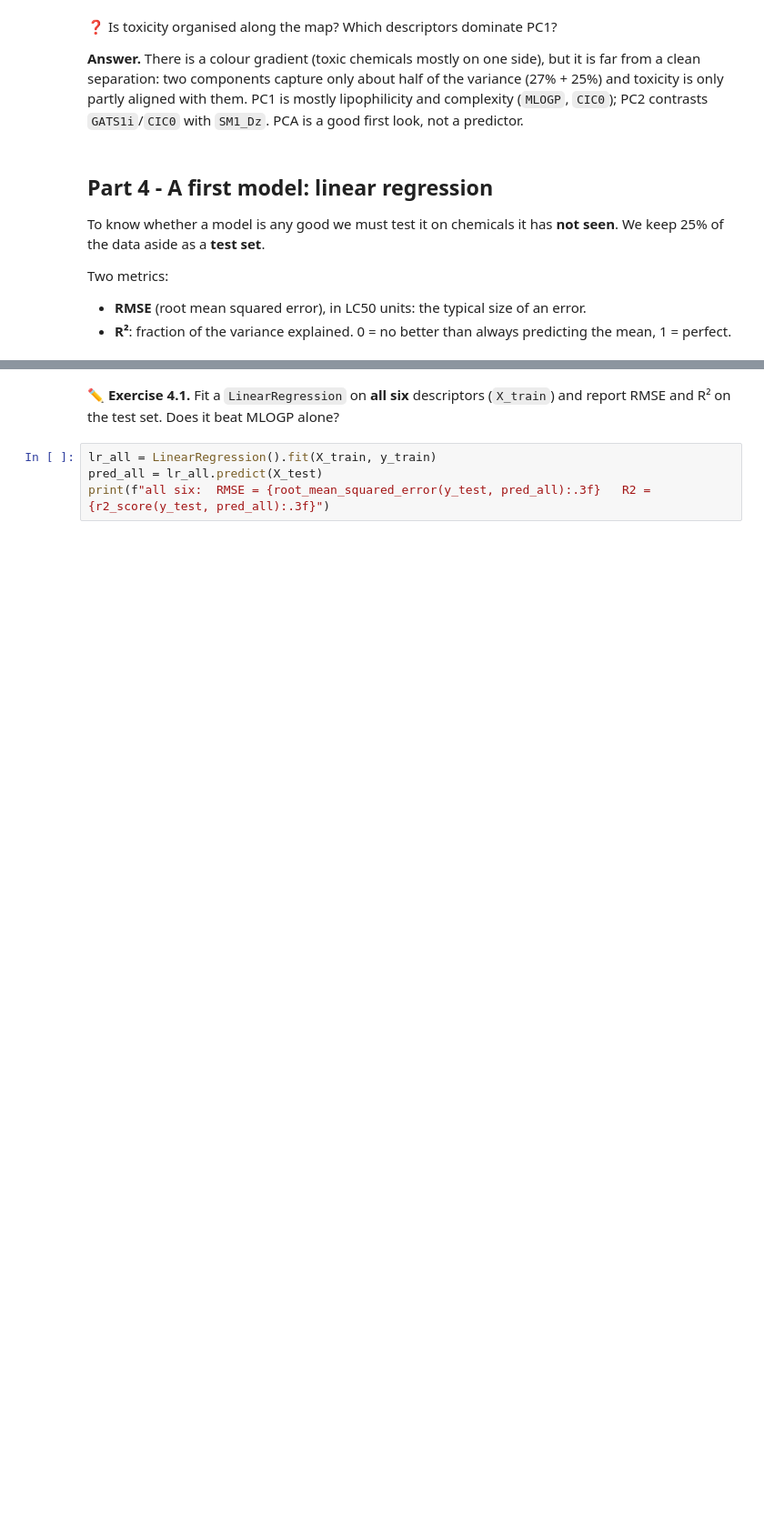
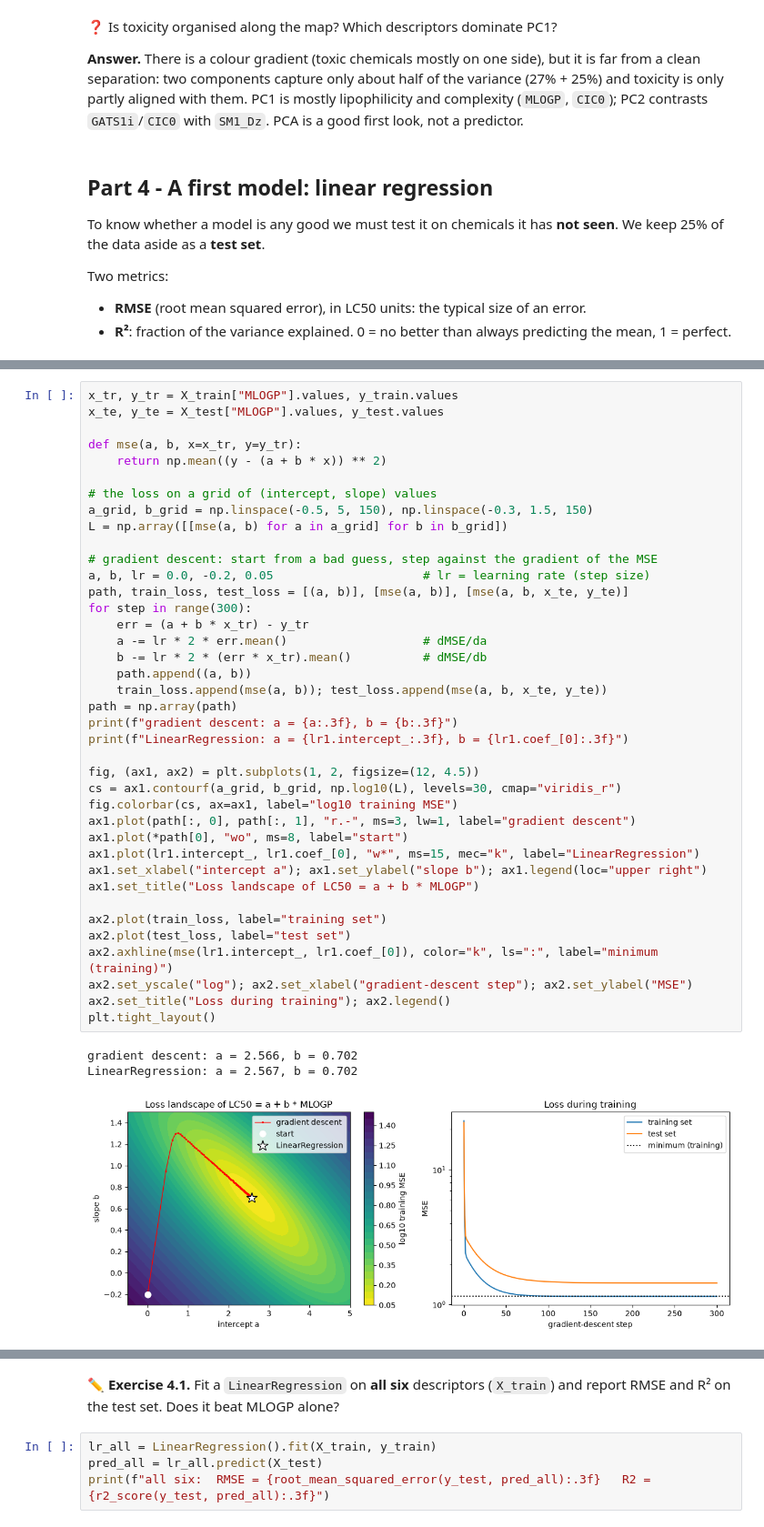
Before and after one commit to giorginolab/AI-qbio-classes, a Jupyter notebook: course/t01_toxicity_qsar.ipynb, the cells around one changed output, grey strips where cells are left out. Shown at 91% size. Saved outputs shown, nothing was run; the diff lists cells and outputs as text; blank space fills up the shorter version.

```diff
--- a/course/t01_toxicity_qsar.ipynb
+++ b/course/t01_toxicity_qsar.ipynb
@@ -210,0 +283,43 @@ plt.xlabel("MLOGP"); plt.ylabel("LC50"); plt.legend();
+# %%
+x_tr, y_tr = X_train["MLOGP"].values, y_train.values
+x_te, y_te = X_test["MLOGP"].values, y_test.values
+
+def mse(a, b, x=x_tr, y=y_tr):
+    return np.mean((y - (a + b * x)) ** 2)
+
+# the loss on a grid of (intercept, slope) values
+a_grid, b_grid = np.linspace(-0.5, 5, 150), np.linspace(-0.3, 1.5, 150)
+L = np.array([[mse(a, b) for a in a_grid] for b in b_grid])
+
+# gradient descent: start from a bad guess, step against the gradient of the MSE
+a, b, lr = 0.0, -0.2, 0.05                     # lr = learning rate (step size)
+path, train_loss, test_loss = [(a, b)], [mse(a, b)], [mse(a, b, x_te, y_te)]
+for step in range(300):
+    err = (a + b * x_tr) - y_tr
+    a -= lr * 2 * err.mean()                   # dMSE/da
+    b -= lr * 2 * (err * x_tr).mean()          # dMSE/db
+    path.append((a, b))
+    train_loss.append(mse(a, b)); test_loss.append(mse(a, b, x_te, y_te))
+path = np.array(path)
+print(f"gradient descent: a = {a:.3f}, b = {b:.3f}")
+print(f"LinearRegression: a = {lr1.intercept_:.3f}, b = {lr1.coef_[0]:.3f}")
+
+fig, (ax1, ax2) = plt.subplots(1, 2, figsize=(12, 4.5))
+cs = ax1.contourf(a_grid, b_grid, np.log10(L), levels=30, cmap="viridis_r")
+fig.colorbar(cs, ax=ax1, label="log10 training MSE")
+ax1.plot(path[:, 0], path[:, 1], "r.-", ms=3, lw=1, label="gradient descent")
+ax1.plot(*path[0], "wo", ms=8, label="start")
+ax1.plot(lr1.intercept_, lr1.coef_[0], "w*", ms=15, mec="k", label="LinearRegression")
+ax1.set_xlabel("intercept a"); ax1.set_ylabel("slope b"); ax1.legend(loc="upper right")
+ax1.set_title("Loss landscape of LC50 = a + b * MLOGP")
+
+ax2.plot(train_loss, label="training set")
+ax2.plot(test_loss, label="test set")
+ax2.axhline(mse(lr1.intercept_, lr1.coef_[0]), color="k", ls=":", label="minimum (training)")
+ax2.set_yscale("log"); ax2.set_xlabel("gradient-descent step"); ax2.set_ylabel("MSE")
+ax2.set_title("Loss during training"); ax2.legend()
+plt.tight_layout()
+# %% [output]
+gradient descent: a = 2.566, b = 0.702
+LinearRegression: a = 2.567, b = 0.702
+[figure, added]
```
Also changed, not shown: parts of 33 cells of this notebook, 1 other file.
